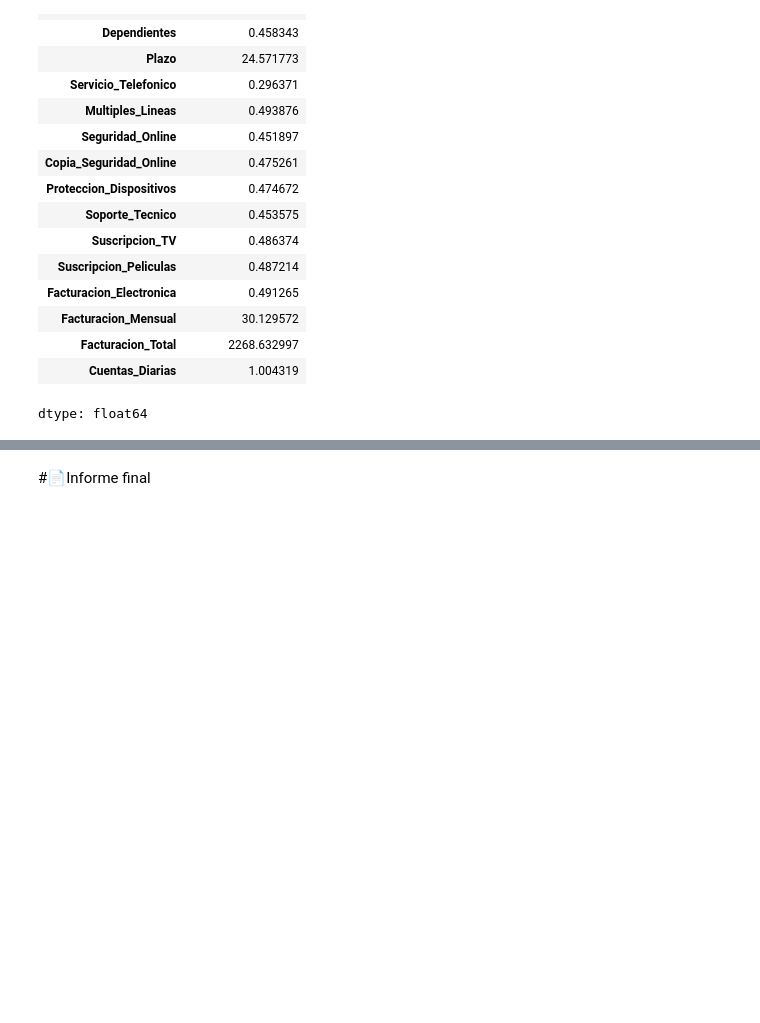
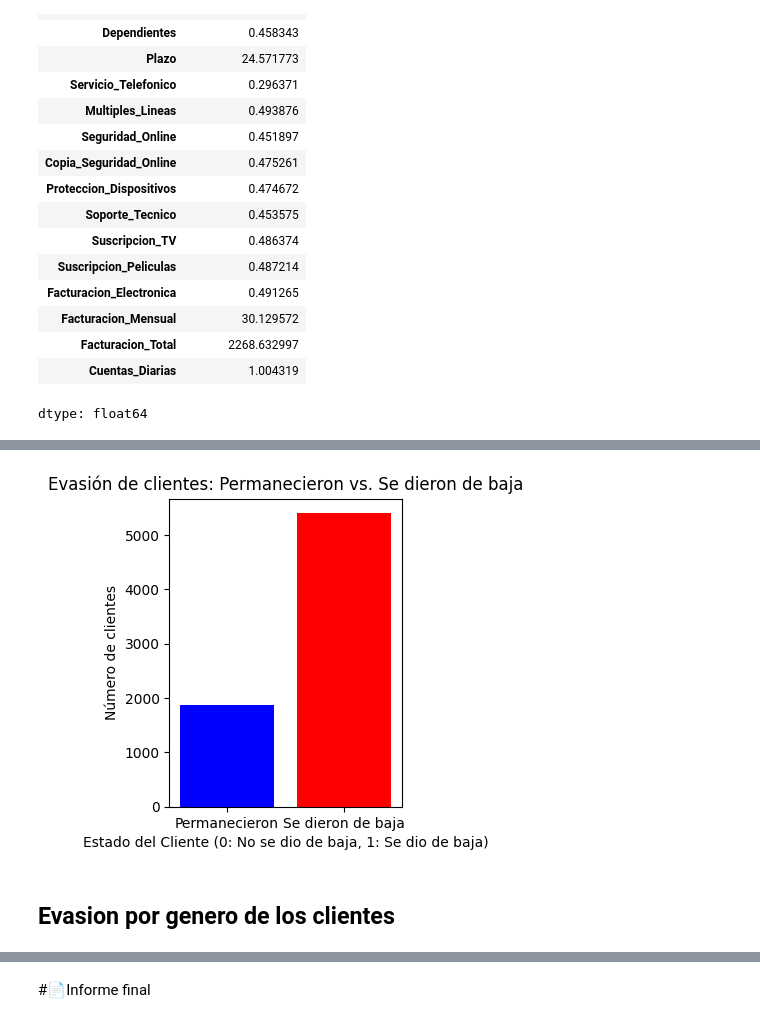
Before and after one commit to AbiFani/Challenge_TelecomX_Latam, a Jupyter notebook: TelecomX_LATAM.ipynb, the cells around one changed output, grey strips where cells are left out. Drawn from its saved outputs; the diff is of its cells as text; code cells hidden in the pictures; blank space fills up the shorter version.

```diff
--- a/TelecomX_LATAM.ipynb
+++ b/TelecomX_LATAM.ipynb
@@ -706,0 +746,4 @@ dtype: float64
+# %%
+# guardalo en un datframe conteo_clientes
+conteo_clientes = nuevo_dataframe['Estado'].value_counts()
+conteo_clientes
@@ -706,0 +756,4 @@ dtype: float64
+# %%
+# modificar columna count
+conteo_clientes.name = 'N°. de clientes'
+conteo_clientes
@@ -706,0 +766,4 @@ dtype: float64
+# %%
+# ordenalos de menor a mayor
+conteo_clientes = conteo_clientes.sort_values()
+conteo_clientes
@@ -706,0 +776,15 @@ dtype: float64
+# %%
+# grafico de barras con los clientes que permanecieron y los que se dieron de baja
+plt.figure(figsize=(3,4))
+# Usamos conteo_clientes.index para el eje X (los valores 0 y 1) y conteo_clientes.values para el eje Y (sus conteos)
+plt.bar(conteo_clientes.index.astype(str), conteo_clientes.values, color=['blue', 'red'])
+plt.title('Evasión de clientes: Permanecieron vs. Se dieron de baja')
+plt.xlabel('Estado del Cliente (0: No se dio de baja, 1: Se dio de baja)')
+plt.ylabel('Número de clientes')
+# Personalizamos las etiquetas del eje X para mayor claridad
+plt.xticks([0, 1], ['Permanecieron', 'Se dieron de baja'])
+plt.show()
+# %% [output]
+[figure, added]
+# %% [markdown]
+## Evasion por genero de los clientes
```
Also changed, not shown: parts of 80 cells of this notebook.
